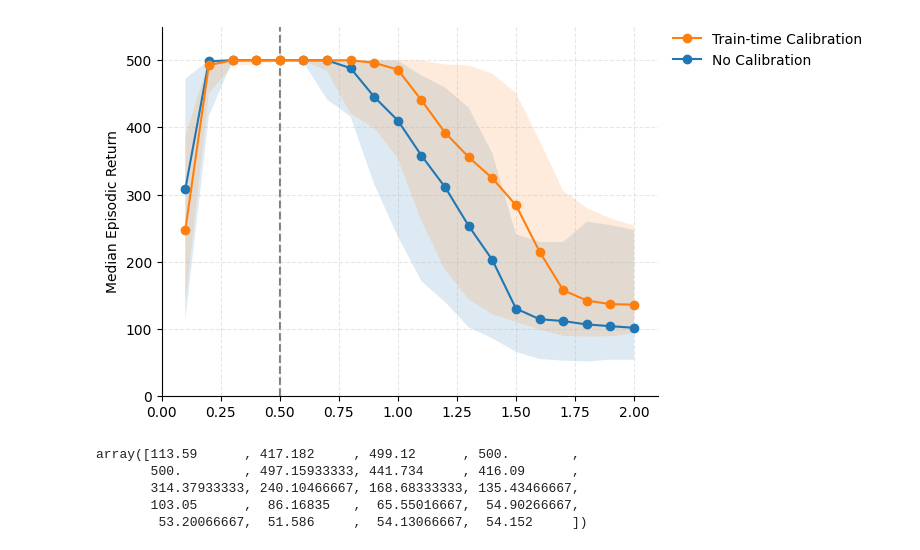
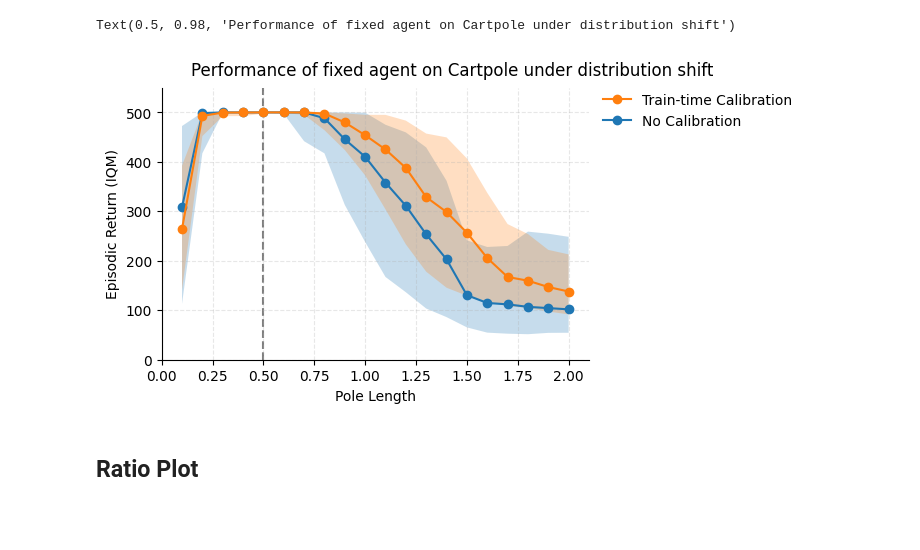
Before and after one commit to foty-hub/msc_thesis, a Jupyter notebook: notebooks/cartpole/plot.ipynb, the cells around one changed output. Drawn from its saved outputs; the diff is of its cells as text; code cells hidden in the pictures; blank space fills up the shorter version.

```diff
--- a/notebooks/cartpole/plot.ipynb
+++ b/notebooks/cartpole/plot.ipynb
@@ -56,5 +98,5 @@ df_filtered = df_grp[~df_grp['seed'].isin(bad_seeds)]
 # %%
-returns_conf_clean = df_filtered.pivot(index='seed', columns='length', values='returns_conf').to_numpy()
+returns_conf_clean = df_filtered.pivot(index='seed', columns='length', values='returns_conf_8').to_numpy()
 returns_conf_clean = returns_conf_clean.reshape(-1, 1, 20)
 returns_noconf_clean = df_filtered.pivot(index='seed', columns='length', values='returns_noconf').to_numpy()
 returns_noconf_clean = returns_noconf_clean.reshape(-1, 1, 20)
@@ -73,37 +111,28 @@ iqm = lambda scores: np.array([metrics.aggregate_iqm(scores[..., length])
 
 aggregate_scores, aggregate_score_cis = rly.get_interval_estimates(
   score_dict, iqm, reps=50_000)
-# %%
-import matplotlib.pyplot as plt
-
-lengths = np.linspace(0.1, 2.0, 20)
-for algo in aggregate_scores:
-    iqms = aggregate_scores[algo]
-    lower, upper = aggregate_score_cis[algo]
-    plt.plot(lengths, iqms, marker="o", label=algo)
-    plt.fill_between(lengths, lower, upper, alpha=0.15)
-
-# plt.plot(aggregate_scores)
-ax = plt.gca()
-ax.set_ylabel("Episodic Return (IQM)")
-ax.spines["top"].set_visible(False)
-ax.spines["right"].set_visible(False)
-ax.set_ylim(0, 550)
-ax.set_xlim(0.0, 2.1)
-ax.grid(alpha=0.3, linestyle="--")
-ax.axvline(0.5, linestyle="--", color="k", zorder=0, alpha=0.5)
-ax.legend(frameon=False, bbox_to_anchor=(1.02, 1), loc="upper left", borderaxespad=0, reverse=True);
-# %% [output]
-[figure, removed]
-# %%
-# probability of improvement
-procgen_algorithm_pairs = {.. , 'x,y': (score_x, score_y), ..}
-average_probabilities, average_prob_cis = rly.get_interval_estimates(
-  procgen_algorithm_pairs, metrics.probability_of_improvement, reps=2000)
-plot_utils.plot_probability_of_improvement(average_probabilities, average_prob_cis)
-# %% [output]
-array([113.59      , 417.182     , 499.12      , 500.        ,
-       500.        , 497.15933333, 441.734     , 416.09      ,
-       314.37933333, 240.10466667, 168.68333333, 135.43466667,
-       103.05      ,  86.16835   ,  65.55016667,  54.90266667,
-        53.20066667,  51.586     ,  54.13066667,  54.152     ])
+# %%
+lengths = np.linspace(0.1, 2.0, 20)
+fig, ax = plt.subplots(figsize=(7, 3.5), layout="constrained")  # or constrained_layout=True
+
+for algo in aggregate_scores:
+    iqms = aggregate_scores[algo]
+    lower, upper = aggregate_score_cis[algo]
+    ax.plot(lengths, iqms, marker="o", label=algo)
+    ax.fill_between(lengths, lower, upper, alpha=0.25)
+
+ax.spines["top"].set_visible(False)
+ax.spines["right"].set_visible(False)
+ax.set_ylim(0, 550)
+ax.set_xlim(0.0, 2.1)
+ax.grid(alpha=0.3, linestyle="--")
+ax.axvline(0.5, linestyle="--", color="k", zorder=0, alpha=0.5)
+ax.legend(frameon=False, bbox_to_anchor=(1.02, 1), loc="upper left", borderaxespad=0, reverse=True);
+ax.set_ylabel("Episodic Return (IQM)")
+ax.set_xlabel("Pole Length")
+fig.suptitle('Performance of fixed agent on Cartpole under distribution shift')
+# %% [output]
+Text(0.5, 0.98, 'Performance of fixed agent on Cartpole under distribution shift')
+[figure, added]
+# %% [markdown]
+## Ratio Plot
```
Also changed, not shown: parts of 15 cells of this notebook.
